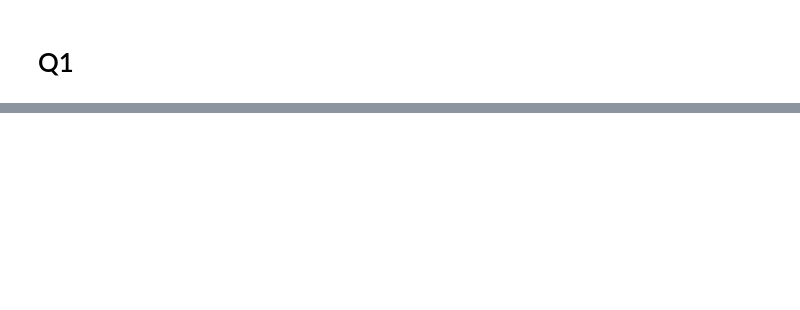
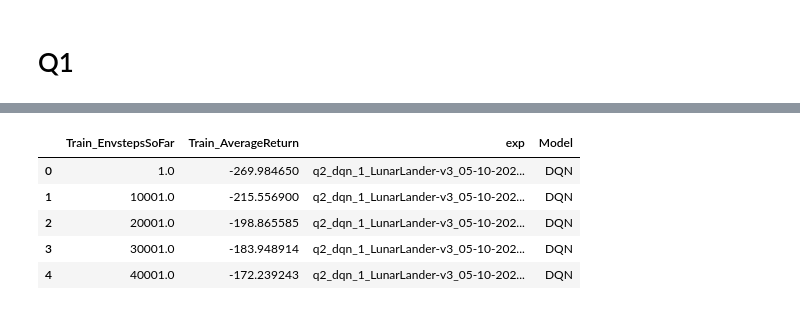
Before and after one commit to GeoffNN/c285-HW, a Jupyter notebook: hw3/cs285/scripts/make_plots.ipynb, the cells around one changed output, grey strips where cells are left out. Drawn from its saved outputs; the diff is of its cells as text; code cells hidden in the pictures; blank space fills up the shorter version.

```diff
--- a/hw3/cs285/scripts/make_plots.ipynb
+++ b/hw3/cs285/scripts/make_plots.ipynb
@@ -67,0 +81,9 @@ logdir = '../../data/q1_*/events*'
+# %%
+logdir = '../../data/q2_*/events*'
+# %%
+eventfiles = glob.glob(logdir)
+xtag = 'Train_EnvstepsSoFar'
+ytag = 'Train_AverageReturn'
+df_q2  = make_dataframe(eventfiles, xtag=xtag, ytag=ytag)
+# %%
+double_qdn_rows = df_q2['exp'].str.contains('double')
@@ -67,0 +92,11 @@ logdir = '../../data/q1_*/events*'
+# %%
+df_q2['Model'] = np.where(double_qdn_rows, 'Double DQN', 'DQN')
+# %%
+df_q2.head()
+# %% [output]
+|  | Train_EnvstepsSoFar | Train_AverageReturn | exp | Model |
+| 0 | 1.0 | -269.984650 | q2_dqn_1_LunarLander-v3_05-10-202... | DQN |
+| 1 | 10001.0 | -215.556900 | q2_dqn_1_LunarLander-v3_05-10-202... | DQN |
+| 2 | 20001.0 | -198.865585 | q2_dqn_1_LunarLander-v3_05-10-202... | DQN |
+| 3 | 30001.0 | -183.948914 | q2_dqn_1_LunarLander-v3_05-10-202... | DQN |
+| 4 | 40001.0 | -172.239243 | q2_dqn_1_LunarLander-v3_05-10-202... | DQN |
```
Also changed, not shown: parts of 27 cells of this notebook, 19 other files.
